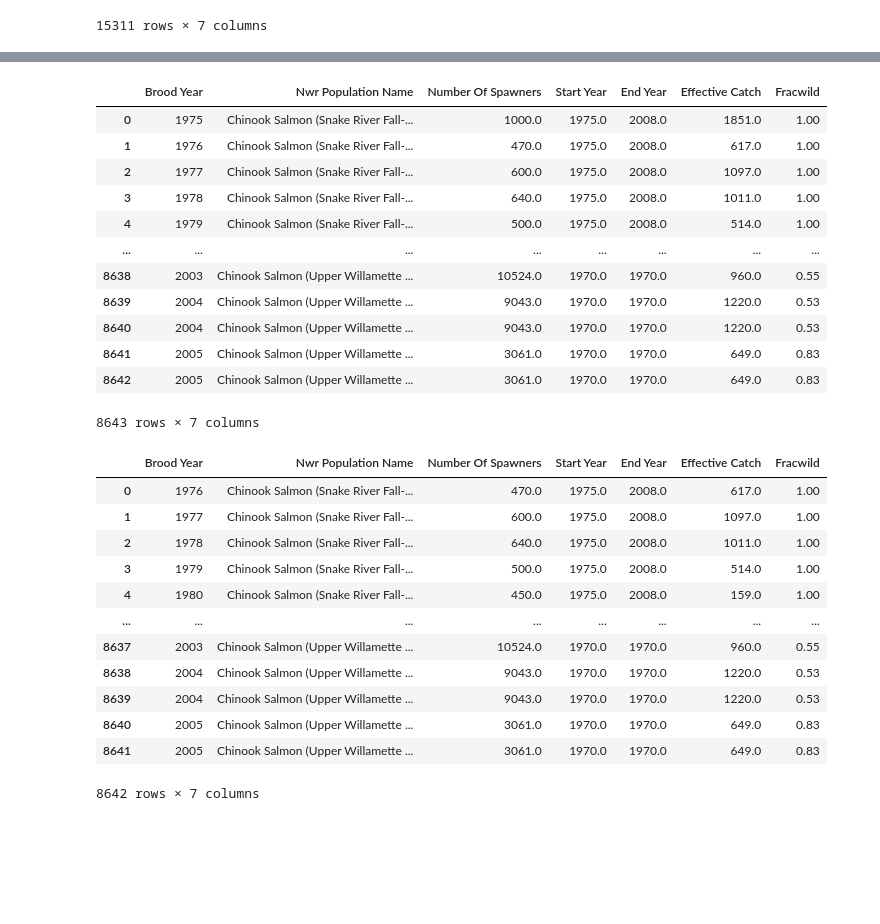
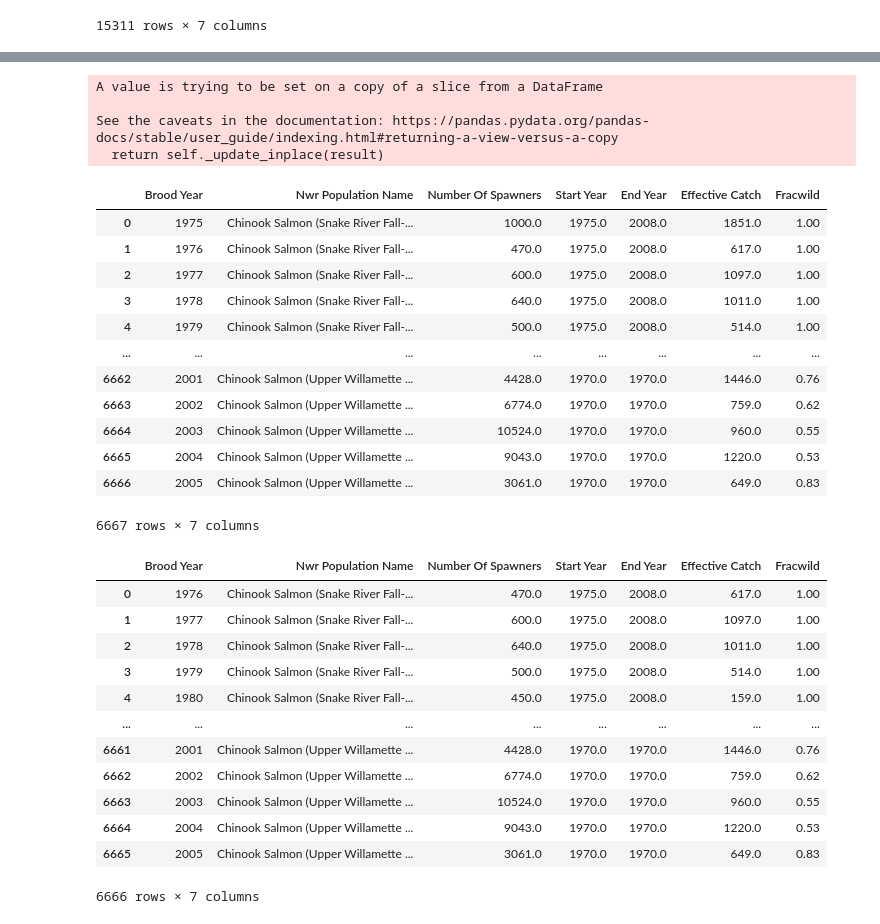
Before and after one commit to travorhouse12/Salmon_Analysis, a Jupyter notebook: salmon_preprocessing.ipynb, the cells around one changed output, grey strips where cells are left out. Cells and saved outputs as stored; diff of their text form; code cells hidden in the pictures; blank space fills up the shorter version.

Commit message:
updated salmon_preprocessing.ipynb to drop duplicate rows. Added code to salmon_model_1.ipynb

```diff
--- a/salmon_preprocessing.ipynb
+++ b/salmon_preprocessing.ipynb
@@ -31,3 +31,7 @@ salmon_df
 | 15309 | 2011 | Chinook Salmon (Upper Willamette ... | 2825.0 | 1970.0 | 1970.0 | -99.0 | 0.81 |
 | 15310 | 2012 | Chinook Salmon (Upper Willamette ... | 1977.0 | 1970.0 | 1970.0 | -99.0 | 0.84 |
 15311 rows × 7 columns
+# %%
+# Drop duplicate rows
+salmon_df = salmon_df.drop_duplicates()
+salmon_df
@@ -50,6 +68,10 @@ salmon_df_filtered.dropna()
 salmon_df_filtered.reset_index(drop=True, inplace=True)
 salmon_df_filtered
 # %% [output]
+A value is trying to be set on a copy of a slice from a DataFrame
+
+See the caveats in the documentation: https://pandas.pydata.org/pandas-docs/stable/user_guide/indexing.html#returning-a-view-versus-a-copy
+  return self._update_inplace(result)
 |  | Brood Year | Nwr Population Name | Number Of Spawners | Start Year | End Year | Effective Catch | Fracwild |
 | 0 | 1975 | Chinook Salmon (Snake River Fall-... | 1000.0 | 1975.0 | 2008.0 | 1851.0 | 1.00 |
 | 1 | 1976 | Chinook Salmon (Snake River Fall-... | 470.0 | 1975.0 | 2008.0 | 617.0 | 1.00 |
@@ -57,42 +79,42 @@ salmon_df_filtered
 | 3 | 1978 | Chinook Salmon (Snake River Fall-... | 640.0 | 1975.0 | 2008.0 | 1011.0 | 1.00 |
 | 4 | 1979 | Chinook Salmon (Snake River Fall-... | 500.0 | 1975.0 | 2008.0 | 514.0 | 1.00 |
 | ... | ... | ... | ... | ... | ... | ... | ... |
-| 8638 | 2003 | Chinook Salmon (Upper Willamette ... | 10524.0 | 1970.0 | 1970.0 | 960.0 | 0.55 |
-| 8639 | 2004 | Chinook Salmon (Upper Willamette ... | 9043.0 | 1970.0 | 1970.0 | 1220.0 | 0.53 |
-| 8640 | 2004 | Chinook Salmon (Upper Willamette ... | 9043.0 | 1970.0 | 1970.0 | 1220.0 | 0.53 |
-| 8641 | 2005 | Chinook Salmon (Upper Willamette ... | 3061.0 | 1970.0 | 1970.0 | 649.0 | 0.83 |
-| 8642 | 2005 | Chinook Salmon (Upper Willamette ... | 3061.0 | 1970.0 | 1970.0 | 649.0 | 0.83 |
+| 6662 | 2001 | Chinook Salmon (Upper Willamette ... | 4428.0 | 1970.0 | 1970.0 | 1446.0 | 0.76 |
+| 6663 | 2002 | Chinook Salmon (Upper Willamette ... | 6774.0 | 1970.0 | 1970.0 | 759.0 | 0.62 |
+| 6664 | 2003 | Chinook Salmon (Upper Willamette ... | 10524.0 | 1970.0 | 1970.0 | 960.0 | 0.55 |
+| 6665 | 2004 | Chinook Salmon (Upper Willamette ... | 9043.0 | 1970.0 | 1970.0 | 1220.0 | 0.53 |
+| 6666 | 2005 | Chinook Salmon (Upper Willamette ... | 3061.0 | 1970.0 | 1970.0 | 649.0 | 0.83 |
-8643 rows × 7 columns
+6667 rows × 7 columns
 # %%
 # Creating Previous year arrays
-index = 8642
+index = 6666
 prev_spawners = salmon_df_filtered['Number Of Spawners']
 prev_spawners.pop(index)
 prev_fracwild = salmon_df_filtered['Fracwild']
 prev_fracwild.pop(index)
 prev_eff_catch = salmon_df_filtered['Effective Catch']
 prev_eff_catch.pop(index)
 prev_fracwild
 #prev_eff_catch
 
 # Delete first row
 salmon_df_filtered = salmon_df_filtered.drop(salmon_df_filtered.index[0])
 salmon_df_filtered.reset_index(drop=True, inplace=True)
 salmon_df_filtered
 # %% [output]
 |  | Brood Year | Nwr Population Name | Number Of Spawners | Start Year | End Year | Effective Catch | Fracwild |
 | 0 | 1976 | Chinook Salmon (Snake River Fall-... | 470.0 | 1975.0 | 2008.0 | 617.0 | 1.00 |
 | 1 | 1977 | Chinook Salmon (Snake River Fall-... | 600.0 | 1975.0 | 2008.0 | 1097.0 | 1.00 |
 | 2 | 1978 | Chinook Salmon (Snake River Fall-... | 640.0 | 1975.0 | 2008.0 | 1011.0 | 1.00 |
 | 3 | 1979 | Chinook Salmon (Snake River Fall-... | 500.0 | 1975.0 | 2008.0 | 514.0 | 1.00 |
 | 4 | 1980 | Chinook Salmon (Snake River Fall-... | 450.0 | 1975.0 | 2008.0 | 159.0 | 1.00 |
 | ... | ... | ... | ... | ... | ... | ... | ... |
-| 8637 | 2003 | Chinook Salmon (Upper Willamette ... | 10524.0 | 1970.0 | 1970.0 | 960.0 | 0.55 |
-| 8638 | 2004 | Chinook Salmon (Upper Willamette ... | 9043.0 | 1970.0 | 1970.0 | 1220.0 | 0.53 |
-| 8639 | 2004 | Chinook Salmon (Upper Willamette ... | 9043.0 | 1970.0 | 1970.0 | 1220.0 | 0.53 |
-| 8640 | 2005 | Chinook Salmon (Upper Willamette ... | 3061.0 | 1970.0 | 1970.0 | 649.0 | 0.83 |
-| 8641 | 2005 | Chinook Salmon (Upper Willamette ... | 3061.0 | 1970.0 | 1970.0 | 649.0 | 0.83 |
+| 6661 | 2001 | Chinook Salmon (Upper Willamette ... | 4428.0 | 1970.0 | 1970.0 | 1446.0 | 0.76 |
+| 6662 | 2002 | Chinook Salmon (Upper Willamette ... | 6774.0 | 1970.0 | 1970.0 | 759.0 | 0.62 |
+| 6663 | 2003 | Chinook Salmon (Upper Willamette ... | 10524.0 | 1970.0 | 1970.0 | 960.0 | 0.55 |
+| 6664 | 2004 | Chinook Salmon (Upper Willamette ... | 9043.0 | 1970.0 | 1970.0 | 1220.0 | 0.53 |
+| 6665 | 2005 | Chinook Salmon (Upper Willamette ... | 3061.0 | 1970.0 | 1970.0 | 649.0 | 0.83 |
-8642 rows × 7 columns
+6666 rows × 7 columns
 # %%
 # Adding arrays as columns
 salmon_df_filtered['Spawners_Prev_Yr'] = prev_spawners.tolist()
```
Also changed, not shown: parts of 3 cells of this notebook, 2 other files.
